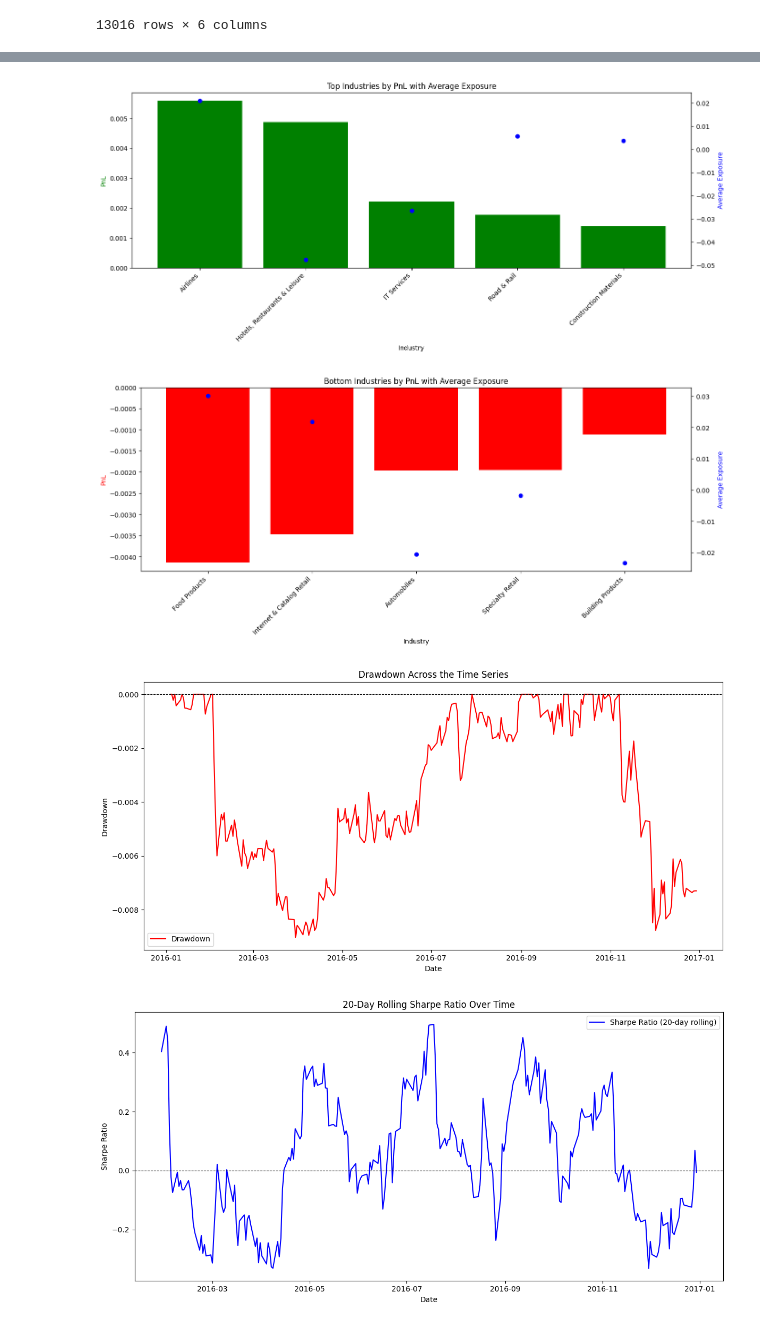
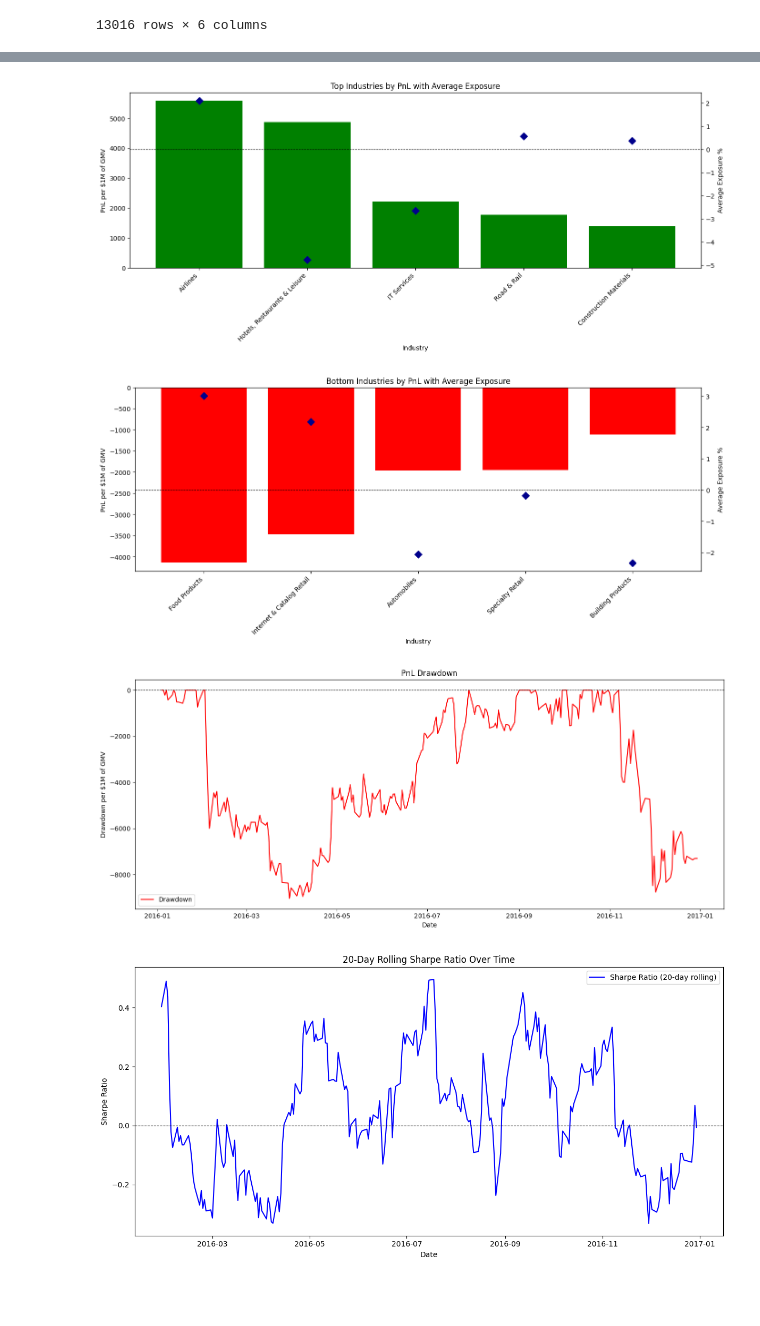
Before and after one commit to martinescobars/portfolio-manager-analysis, a Jupyter notebook: bam_case_mes.ipynb, the cells around one changed output, grey strips where cells are left out. Cells and saved outputs as stored; diff of their text form; code cells hidden in the pictures; blank space fills up the shorter version.

```diff
--- a/bam_case_mes.ipynb
+++ b/bam_case_mes.ipynb
@@ -123,14 +123,27 @@ industry_pnl
 industry_total_pnl = industry_pnl.groupby('Date')['Industry_PnL'].sum().reset_index()
 
 # Calculate cumulative pnl
-industry_total_pnl['Cumulative_pnl'] = industry_total_pnl['Industry_PnL'].cumsum()
+industry_total_pnl['Cumulative_pnl'] = industry_total_pnl['Industry_PnL'].cumsum() * 1000000
+
+# Determine line color: green for positive values, red for negative
+line_colors = ['green' if pnl >= 0 else 'red' for pnl in industry_total_pnl['Cumulative_pnl']]
 
 # Plot the cumulative performance
 plt.figure(figsize=(12, 6))
-plt.plot(industry_total_pnl['Date'], industry_total_pnl['Cumulative_pnl'], color='blue')
+
+# Plot line with dynamic coloring
+for i in range(len(industry_total_pnl) - 1):
+    plt.plot(
+        industry_total_pnl['Date'][i:i+2],
+        industry_total_pnl['Cumulative_pnl'][i:i+2],
+        color=line_colors[i],
+        linewidth=2
+    )
+
 plt.title('Cumulative PnL of Industry Factor Exposure')
 plt.xlabel('Date')
-plt.ylabel('Cumulative PnL')
+plt.ylabel('Cumulative PnL per $1M of GMV')
+plt.axhline(0, color='black', linestyle='--', linewidth=0.8)
 plt.tight_layout()
 plt.show()
 # %% [output]
@@ -156,9 +169,9 @@ bottom_pnl = bottom_pnl.merge(average_exposure, on='Industry', how='left')
 fig, ax1 = plt.subplots(figsize=(14, 6))
 
 # PnL Bar Plot
-ax1.bar(top_pnl['Industry'], top_pnl['Industry_PnL'], color='green', label='PnL')
+ax1.bar(top_pnl['Industry'], top_pnl['Industry_PnL'] * 1000000, color='green', label='PnL')
 ax1.set_xlabel('Industry')
-ax1.set_ylabel('PnL', color='green')
+ax1.set_ylabel('PnL per $1M of GMV', color='black')
 ax1.tick_params(axis='y', labelcolor='black')
 
 # Set explicit ticks and labels for x-axis
@@ -167,9 +180,12 @@ ax1.set_xticklabels(top_pnl['Industry'], rotation=45, ha='right')
 
 # Secondary axis for average exposure
 ax2 = ax1.twinx()
-ax2.plot(range(len(top_pnl['Industry'])), top_pnl['Exposure'], 'o', color='blue', label='Average Exposure')
-ax2.set_ylabel('Average Exposure', color='blue')
+ax2.plot(range(len(top_pnl['Industry'])), top_pnl['Exposure'] * 100, 'D', color='darkblue', markersize=8, label='Average Exposure')  # Changed to yellow diamonds
+ax2.set_ylabel('Average Exposure %', color='black')
 ax2.tick_params(axis='y', labelcolor='black')
+
+# Add a dashed black line at the 0 level of the secondary y-axis
+ax2.axhline(0, color='black', linestyle='--', linewidth=0.8)
 
 fig.tight_layout()
 plt.title('Top Industries by PnL with Average Exposure')
@@ -179,9 +195,9 @@ plt.show()
 fig, ax1 = plt.subplots(figsize=(14, 6))
 
 # PnL Bar Plot
-ax1.bar(bottom_pnl['Industry'], bottom_pnl['Industry_PnL'], color='red', label='PnL')
+ax1.bar(bottom_pnl['Industry'], bottom_pnl['Industry_PnL'] * 1000000, color='red', label='PnL')
 ax1.set_xlabel('Industry')
-ax1.set_ylabel('PnL', color='red')
+ax1.set_ylabel('PnL per $1M of GMV', color='black')
 ax1.tick_params(axis='y', labelcolor='black')
 
 # Set explicit ticks and labels for x-axis
@@ -190,33 +206,36 @@ ax1.set_xticklabels(bottom_pnl['Industry'], rotation=45, ha='right')
 
 # Secondary axis for average exposure
 ax2 = ax1.twinx()
-ax2.plot(range(len(bottom_pnl['Industry'])), bottom_pnl['Exposure'], 'o', color='blue', label='Average Exposure')
-ax2.set_ylabel('Average Exposure', color='blue')
+ax2.plot(range(len(bottom_pnl['Industry'])), bottom_pnl['Exposure'] * 100, 'D', color='darkblue', markersize = 8,label='Average Exposure')  # Changed to yellow diamonds
+ax2.set_ylabel('Average Exposure %', color='black')
 ax2.tick_params(axis='y', labelcolor='black')
+
+# Add a dashed black line at the 0 level of the secondary y-axis
+ax2.axhline(0, color='black', linestyle='--', linewidth=0.8)
 
 fig.tight_layout()
 plt.title('Bottom Industries by PnL with Average Exposure')
 plt.show()
 # %% [output]
-[figure, old version]
+[figure, new version]
-[figure, old version]
+[figure, new version]
 # %%
 # Calculate the drawdown from the cumulative PnL
 industry_total_pnl['Peak_Cumulative_PnL'] = industry_total_pnl['Cumulative_pnl'].cummax()
-industry_total_pnl['Drawdown'] = industry_total_pnl['Cumulative_pnl'] - industry_total_pnl['Peak_Cumulative_PnL']
+industry_total_pnl['Drawdown'] = (industry_total_pnl['Cumulative_pnl'] - industry_total_pnl['Peak_Cumulative_PnL'])
 
 # Plot the drawdown across the time series
-plt.figure(figsize=(12, 6))
+plt.figure(figsize=(14, 6))
 plt.plot(industry_total_pnl['Date'], industry_total_pnl['Drawdown'], color='red', label='Drawdown')
 plt.xlabel('Date')
-plt.ylabel('Drawdown')
-plt.title('Drawdown Across the Time Series')
+plt.ylabel('Drawdown per $1M of GMV')
+plt.title('PnL Drawdown')
 plt.axhline(0, color='black', linestyle='--', linewidth=0.8)
 plt.legend()
 plt.tight_layout()
 plt.show()
 # %% [output]
-[figure, old version]
+[figure, new version]
 # %%
 # Calculate the rolling Sharpe ratio using a 20-day lookback period
 rolling_period = 20
```
Also changed, not shown: parts of 18 cells of this notebook.
